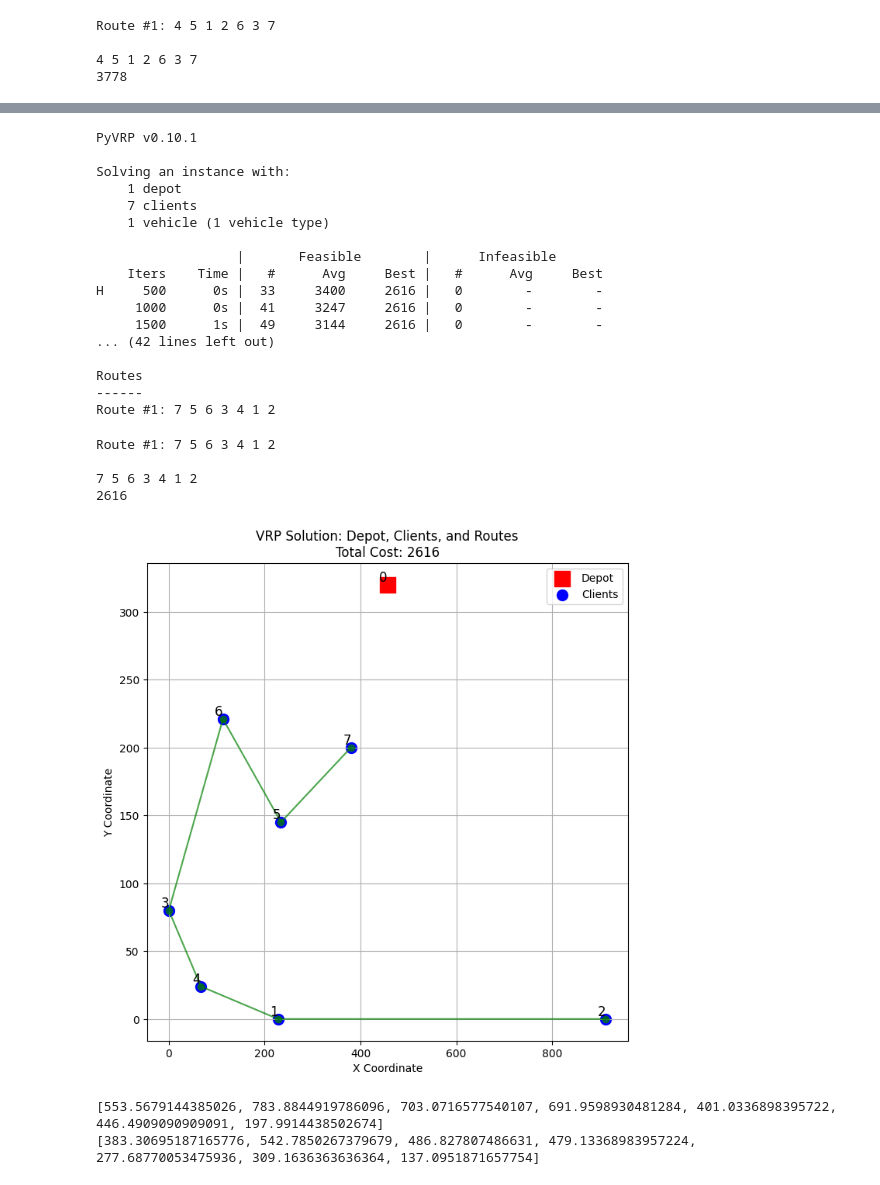
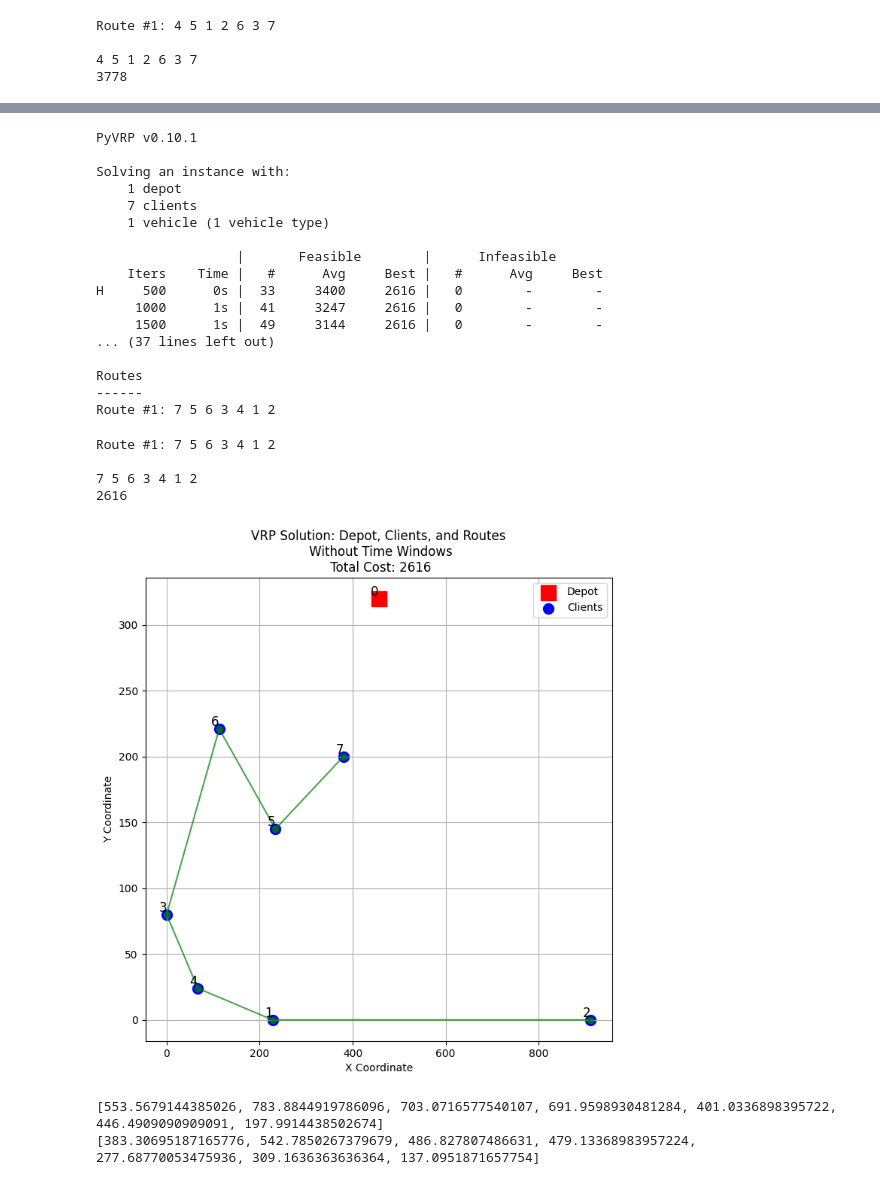
Before and after one commit to AbderazakHsaini/TWCostAllocation, a Jupyter notebook: draft2 copy.ipynb, the cells around one changed output, grey strips where cells are left out. Cells and saved outputs as stored; diff of their text form; code cells hidden in the pictures.

```diff
--- a/draft2 copy.ipynb
+++ b/draft2 copy.ipynb
@@ -41,10 +41,15 @@ TIME_WINDOWS = [
         (12, 14),  # location 6
         (14, 16)   # location 7
 ]
+# %%
+Number_of_vehicles = 1
+Vehicle_capacity = 10
+service_time = 0
 # %%
 m = Model()
 m.add_vehicle_type(
-    1,
+    Number_of_vehicles,
+    capacity=Vehicle_capacity,
     max_duration=24,
     tw_early=TIME_WINDOWS[0][0],
     tw_late=TIME_WINDOWS[0][1],
@@ -55,6 +60,8 @@ clients = [
     m.add_client(
         x=COORDS[idx][0],
         y=COORDS[idx][1],
+        delivery=DEMANDS[idx],
+        service_duration=service_time,
         tw_early=TIME_WINDOWS[idx][0],
         tw_late=TIME_WINDOWS[idx][1],
     )
@@ -146,7 +154,8 @@ def relax_client_time_windows(time_windows_, client):
 TIME_WINDOWS2 = relax_time_windows(TIME_WINDOWS)
 m2 = Model()
 m2.add_vehicle_type(
-    1,
+    Number_of_vehicles,
+    capacity=Vehicle_capacity,
     max_duration=1000,
     tw_early=TIME_WINDOWS2[0][0],
     tw_late=TIME_WINDOWS2[0][1],
@@ -157,6 +166,8 @@ clients = [
     m2.add_client(
         x=COORDS[idx][0],
         y=COORDS[idx][1],
+        delivery=DEMANDS[idx],
+        service_duration=service_time,
         tw_early=TIME_WINDOWS2[idx][0],
         tw_late=TIME_WINDOWS2[idx][1],
     )
@@ -183,9 +194,9 @@ Solving an instance with:
                   |       Feasible        |      Infeasible
     Iters    Time |   #      Avg     Best |   #      Avg     Best
 H     500      0s |  33     3400     2616 |   0        -        -
-     1000      0s |  41     3247     2616 |   0        -        -
+     1000      1s |  41     3247     2616 |   0        -        -
      1500      1s |  49     3144     2616 |   0        -        -
-... (42 lines left out)
+... (37 lines left out)
 
 Routes
 ------
@@ -205,30 +216,30 @@ Route #1: 7 5 6 3 4 1 2
 # %%
 # Extract coordinates
 x_coords, y_coords = zip(*COORDS)
 
 # Plot depot and clients
 plt.figure(figsize=(8, 8))
 plt.scatter(x_coords[0], y_coords[0], c='red', marker='s', s=200, label="Depot")  # Depot in red square
 plt.scatter(x_coords[1:], y_coords[1:], c='blue', marker='o', s=100, label="Clients")  # Clients in blue circles
 
 # Annotate points with their index
 for idx, (x, y) in enumerate(COORDS):
     plt.text(x, y, str(idx), fontsize=12, ha='right', va='bottom', color="black")
 
 # Plot routes
 for route in Routes_2:
     route_coords = [COORDS[loc] for loc in route]
     x_route, y_route = zip(*route_coords)
     plt.plot(x_route, y_route, linestyle='-', marker='o', color='green', alpha=0.7)
 
 plt.xlabel("X Coordinate")
 plt.ylabel("Y Coordinate")
 plt.legend()
-plt.title(f"VRP Solution: Depot, Clients, and Routes\nTotal Cost: {Cost_2}")
+plt.title(f"VRP Solution: Depot, Clients, and Routes\n Without Time Windows\n Total Cost: {Cost_2}")
 plt.grid(True)
 plt.show()
 # %% [output]
-[figure, old version]
+[figure, new version]
 # %%
 def proportional_cost_pricing(total_cost_without_time_windows, d):
     total_d = sum(d)
```
Also changed, not shown: parts of 6 cells of this notebook.
